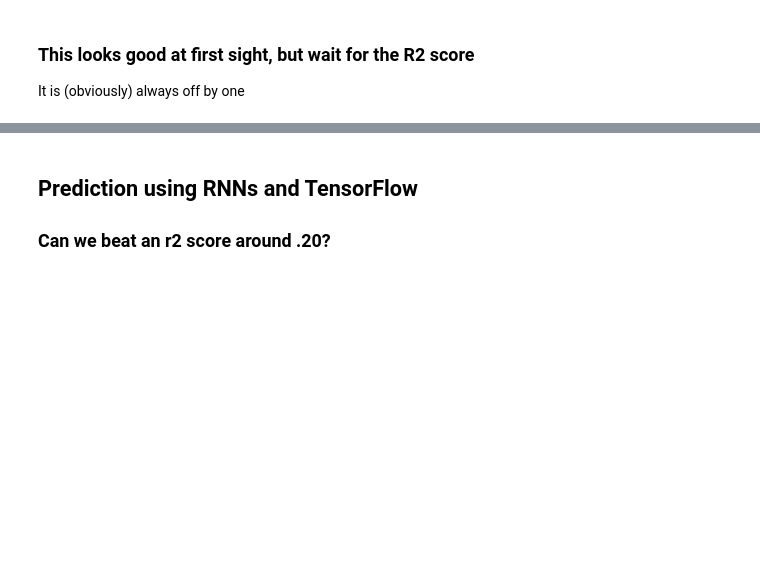
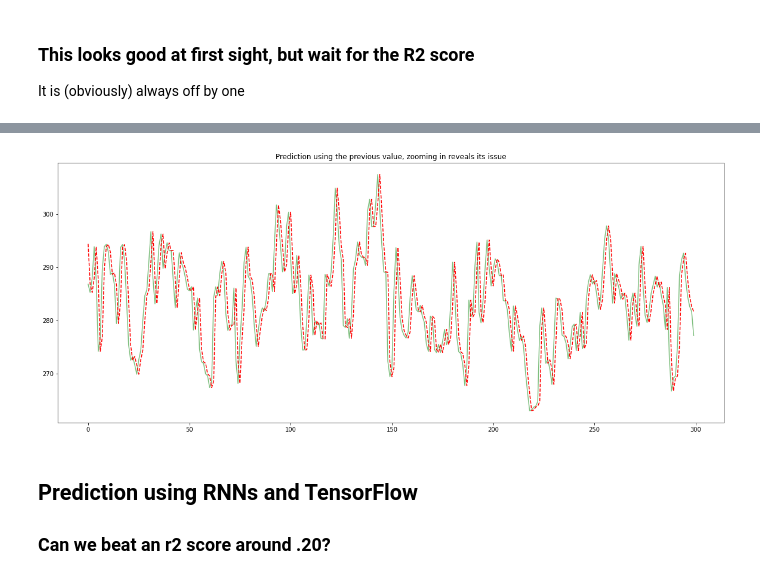
Before and after one commit to So-AI-love/academic-courses-Pattern-Recognition, a Jupyter notebook: Predictions/1/time_series_rnn_full_predict_97_Correct_main_data_no_local_skewness.ipynb, the cells around one changed output, grey strips where cells are left out. Saved outputs shown, nothing was run; the diff lists cells and outputs as text; code cells hidden in the pictures; blank space fills up the shorter version.

```diff
--- a/Predictions/1/time_series_rnn_full_predict_97_Correct_main_data_no_local_skewness.ipynb
+++ b/Predictions/1/time_series_rnn_full_predict_97_Correct_main_data_no_local_skewness.ipynb
@@ -546,14 +569,16 @@ r2_score(Y, Y_pred_baseline_previous_value)
 # %%
 # this gets really crowded, using a stride, makes it more readable
 stride = 1
 # too crwoded, zoom in
 window_start = 300
 window_end = 600
 
-plt.plot(consumption[n_steps_in+window_start:n_steps_in+window_end:stride], alpha=0.5, color='g')
+plt.plot(CO2_Production[n_steps_in+window_start:n_steps_in+window_end:stride], alpha=0.5, color='g')
 plt.plot(Y_pred_baseline_previous_value[window_start:window_end:stride], color='r', ls='dashed')
 
 plt.title('Prediction using the previous value, zooming in reveals its issue');
+# %% [output]
+[figure, added]
 # %% [markdown]
 ## Prediction using RNNs and TensorFlow
 
```
Also changed, not shown: parts of 25 cells of this notebook.
